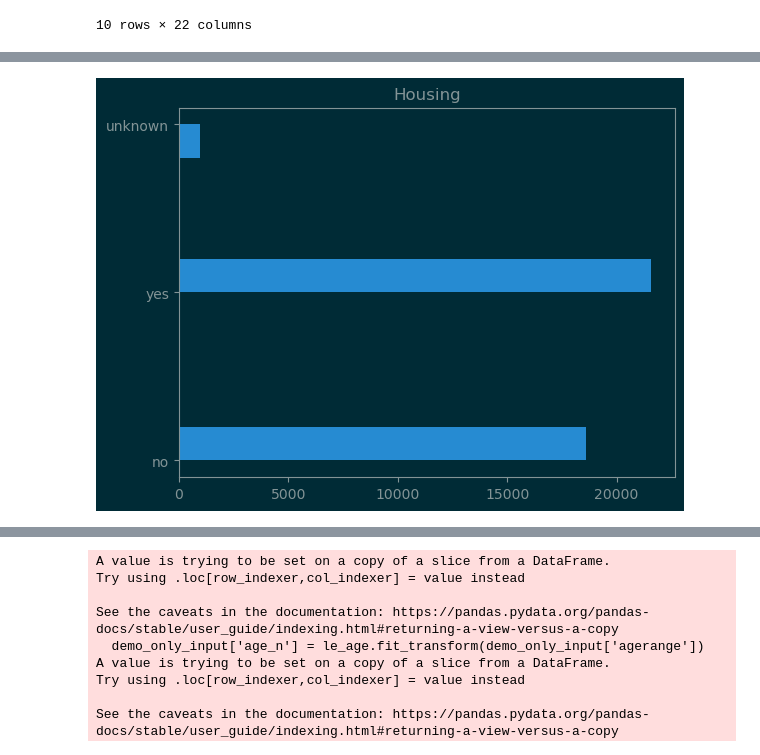
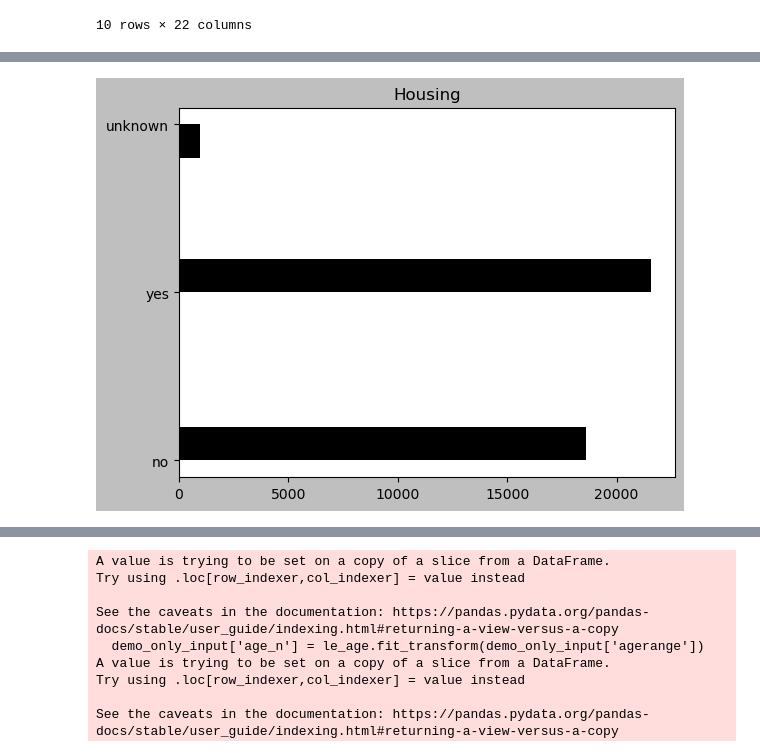
Before and after one commit to RaymondAlarcon/DecisionTree, a Jupyter notebook: ClassificationAnalysis.ipynb, the cells around one changed output, grey strips where cells are left out. Drawn from its saved outputs; the diff is of its cells as text; code cells hidden in the pictures.

```diff
--- a/ClassificationAnalysis.ipynb
+++ b/ClassificationAnalysis.ipynb
@@ -3,10 +3,9 @@ import pandas as pd
 import matplotlib.pyplot as plt
 from sklearn.tree import DecisionTreeClassifier
 from sklearn.preprocessing import LabelEncoder
-from sklearn.tree import DecisionTreeRegressor
 from sklearn.tree import plot_tree
 from IPython.display import display
-import matplotx
+plt.style.use('grayscale')
 # %%
 data = pd.read_csv("bank-additional-full.csv")
 data.info()
@@ -42,44 +41,43 @@ memory usage: 6.9+ MB
 | 9 | 25 | services | n | y | high.school | no | yes | no | telephone | may | ... |
 10 rows × 22 columns
 # %%
-with plt.style.context(matplotx.styles.solarized):
-    fig, axs = plt.subplots()
-    axs.hist(data['job'], orientation="horizontal")
-    plt.title('Age')
-    plt.show()
-with plt.style.context(matplotx.styles.solarized):
-    fig, axs = plt.subplots()
-    axs.hist(data['job'], orientation="horizontal")
-    plt.title('Job')
-    plt.show()
-with plt.style.context(matplotx.styles.solarized):
-    fig, axs = plt.subplots()
-    axs.hist(data['marital'], orientation="horizontal")
-    plt.title('Marital')
-    plt.show()
-with plt.style.context(matplotx.styles.solarized):
-    fig, axs = plt.subplots()
-    axs.hist(data['education'], orientation="horizontal")
-    plt.title('Education')
-    plt.show()
-with plt.style.context(matplotx.styles.solarized):
-    fig, axs = plt.subplots()
-    axs.hist(data['highschool'], orientation="horizontal")
-    plt.title('Highschool')
-    plt.show()
-with plt.style.context(matplotx.styles.solarized):
-    fig, axs = plt.subplots()
-    axs.hist(data['default'], orientation="horizontal")
-    plt.title('Default')
-    plt.show()
-with plt.style.context(matplotx.styles.solarized):
-    fig, axs = plt.subplots()
-    axs.hist(data['housing'], orientation="horizontal")
-    plt.title('Housing')
-    plt.show()
-with plt.style.context(matplotx.styles.solarized):
-    fig, axs = plt.subplots()
-    axs.hist(data['loan'], orientation="horizontal")
-    plt.title('Loan')
-    plt.show()
+fig, axs = plt.subplots()
+axs.hist(data['job'], orientation="horizontal")
+plt.title('Age')
+plt.show()
+
+fig, axs = plt.subplots()
+axs.hist(data['job'], orientation="horizontal")
+plt.title('Job')
+plt.show()
+
+fig, axs = plt.subplots()
+axs.hist(data['marital'], orientation="horizontal")
+plt.title('Marital')
+plt.show()
+
+fig, axs = plt.subplots()
+axs.hist(data['education'], orientation="horizontal")
+plt.title('Education')
+plt.show()
+
+fig, axs = plt.subplots()
+axs.hist(data['highschool'], orientation="horizontal")
+plt.title('Highschool')
+plt.show()
+
+fig, axs = plt.subplots()
+axs.hist(data['default'], orientation="horizontal")
+plt.title('Default')
+plt.show()
+
+fig, axs = plt.subplots()
+axs.hist(data['housing'], orientation="horizontal")
+plt.title('Housing')
+plt.show()
+
+fig, axs = plt.subplots()
+axs.hist(data['loan'], orientation="horizontal")
+plt.title('Loan')
+plt.show()
 # %% [output]
@@ -92 +90 @@ with plt.style.context(matplotx.styles.solarized):
-[figure, old version]
+[figure, new version]
```
Also changed, not shown: parts of 3 cells of this notebook.
